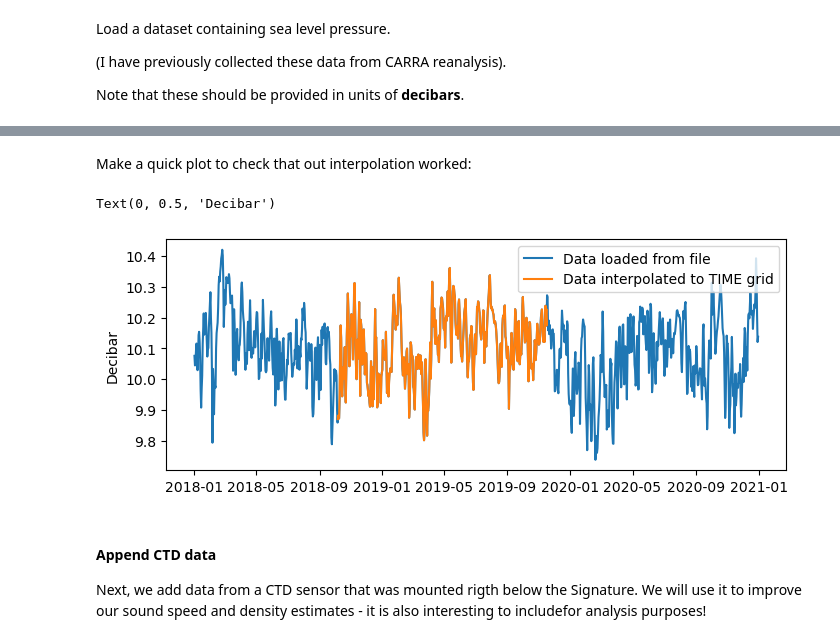
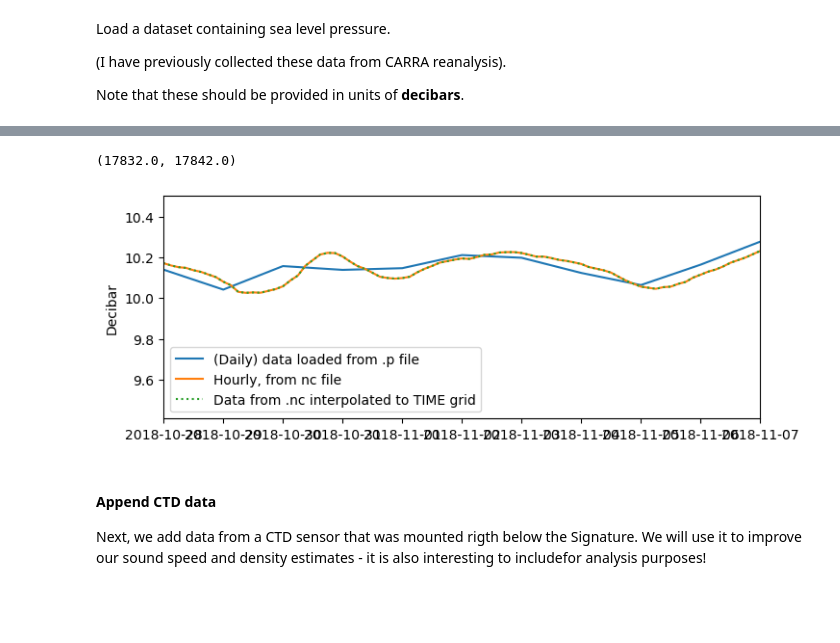
Before and after one commit to oyvfoss/pyiceproc, a Jupyter notebook: examples/Fleshed out example, M1-1 data.ipynb, the cells around one changed output, grey strips where cells are left out. Cells and saved outputs as stored; diff of their text form; code cells hidden in the pictures; blank space fills up the shorter version.

```diff
--- a/examples/Fleshed out example, M1-1 data.ipynb
+++ b/examples/Fleshed out example, M1-1 data.ipynb
@@ -108,3 +114,5 @@ Note that these should be provided in units of **decibars**.
 # %%
 with open('../testing/development/CARRA_MSL_M1_temp.p', 'rb') as f:
     dmsl = pickle.load(f)
+# %%
+carra_m1 = xr.open_dataset('/media/oyvindl/ratatosk/data/carra/selected_points/carra_18_22_M1.nc')
@@ -111,5 +121,5 @@ with open('../testing/development/CARRA_MSL_M1_temp.p', 'rb') as f:
 # %%
 # Append to the dataset
-DX = sig_append.append_atm_pres(DX, dmsl.MSL, dmsl.time)
+DX = sig_append.append_atm_pres(DX, carra_m1.msl.data*1e-4, date2num(carra_m1.time))
 # %% [markdown]
 We now have a *p_atmo* field in *DX*:
@@ -127,14 +127,15 @@ Attributes:
-# %% [markdown]
-Make a quick plot to check that out interpolation worked:
 # %%
 fig, ax = plt.subplots(figsize = (8, 3))
-ax.plot_date(dmsl.time, dmsl.MSL, '-', label = 'Data loaded from file')
-ax.plot(DX.TIME, DX.p_atmo, '-', label = 'Data interpolated to TIME grid')
+ax.plot_date(dmsl.time, dmsl.MSL, '-', label = '(Daily) data loaded from .p file')
+ax.plot(carra_m1.time, carra_m1.msl*1e-4, '-', label = 'Hourly, from nc file')
+ax.plot(DX.TIME, DX.p_atmo, ':', label = 'Data from .nc interpolated to TIME grid')
+
 ax.legend()
 ax.set_ylabel('Decibar')
+ax.set_xlim(dmsl.time[300], dmsl.time[310])
 # %% [output]
-Text(0, 0.5, 'Decibar')
+(17832.0, 17842.0)
-[figure, old version]
+[figure, new version]
 # %% [markdown]
 #### Append CTD data
 Next, we add data from a CTD sensor that was mounted rigth below the Signature. We will use it to improve our sound speed and density estimates - it is also interesting to includefor analysis purposes!
```
Also changed, not shown: parts of 43 cells of this notebook, 1 other file.
